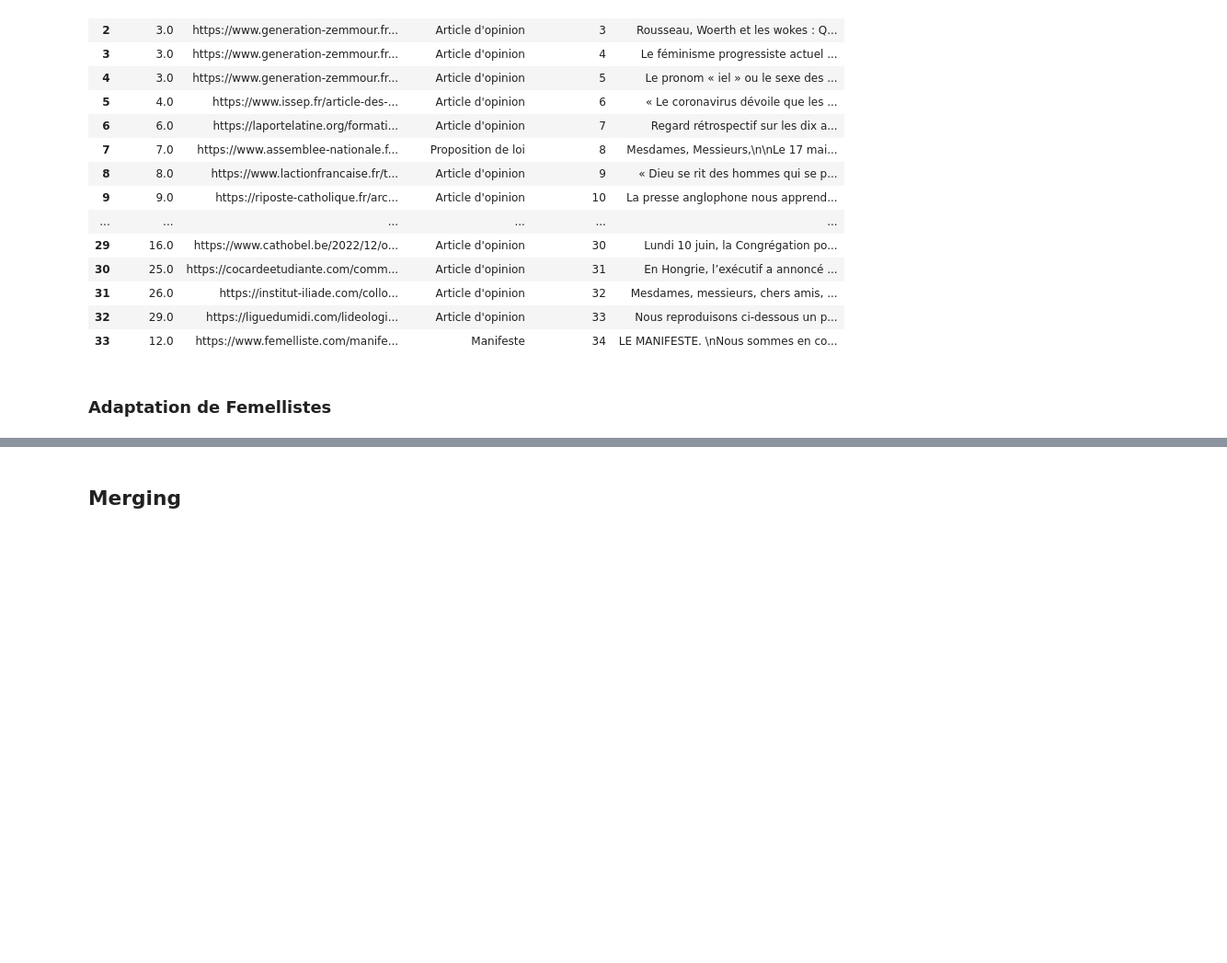
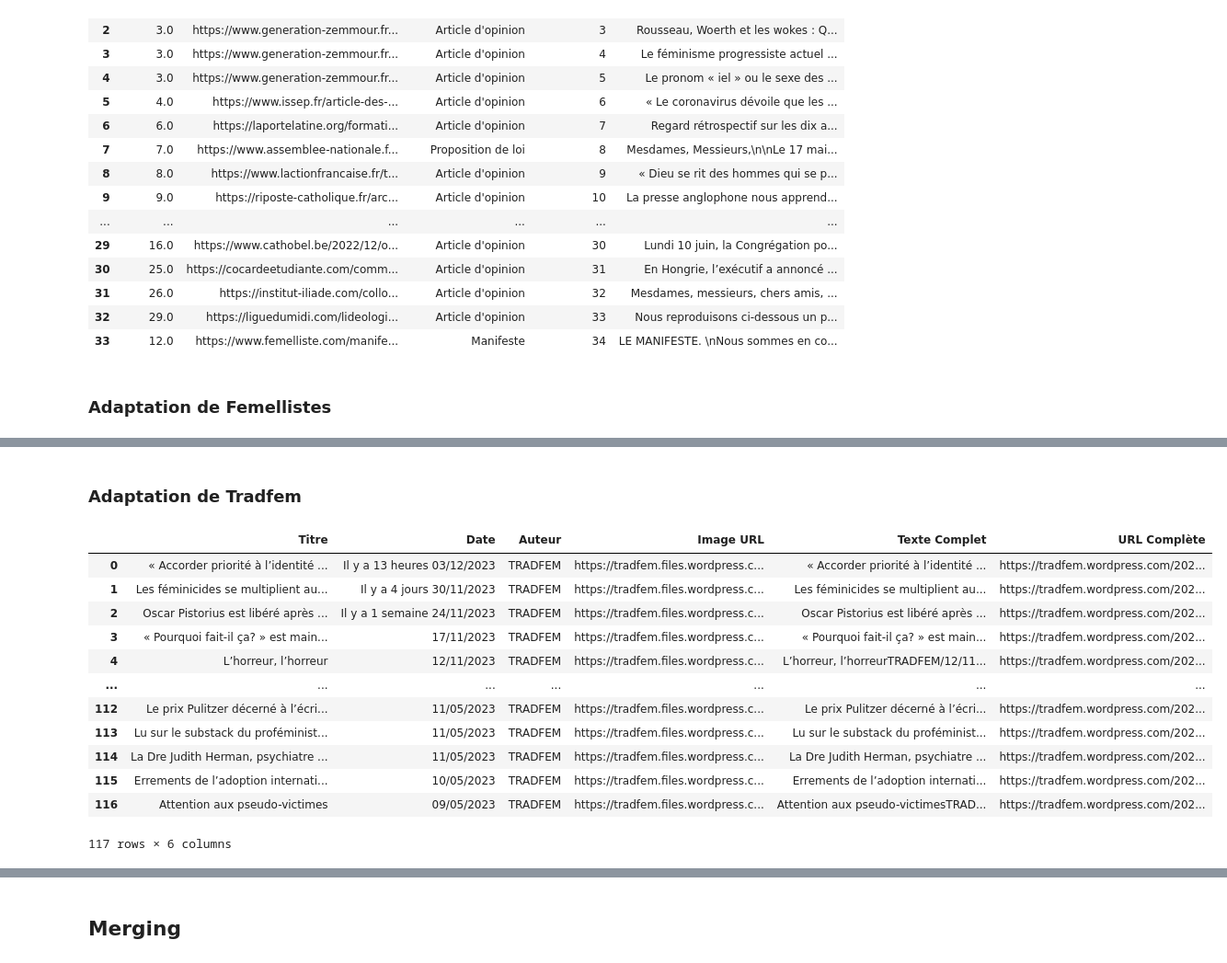
Before and after one commit to LeoMaurice/Conservative_mobilisation, a Jupyter notebook: src/Merging.ipynb, the cells around one changed output, grey strips where cells are left out. Shown at 92% size. Cells and saved outputs as stored; diff of their text form; code cells hidden in the pictures; blank space fills up the shorter version.

Commit message:
merging tradfem et exportation d'une pseudo base définitive

```diff
--- a/src/Merging.ipynb
+++ b/src/Merging.ipynb
@@ -113,3 +110,29 @@ femiste
 | 26 | Quelle est la différence entre ho... | Marguerite Stern | 09/10/2022 | Actuellement, une confusion règne... | Quelle est la différence entre ho... | https://www.femelliste.com/articl... | 12 |
 | 27 | Quelles sont les différences phys... | Marguerite Stern | 09/10/2022 | Chez l’être humain, le dimorphism... | Quelles sont les différences phys... | https://www.femelliste.com/articl... | 12 |
 | 28 | "Mme Élisabeth Borne, féministes,... | Dora Moutot & Marguerite Stern | 22/08/2022 | “Une campagne de communication du... | "Mme Élisabeth Borne, féministes,... | https://www.femelliste.com/articl... | 12 |
+# %% [markdown]
+### Adaptation de Tradfem
+# %%
+# Obtenez le chemin du répertoire parent du répertoire src
+base_dir = os.path.abspath(os.path.join(os.getcwd(), '..'))
+
+# Construisez le chemin complet vers votre fichier Excel
+fichier = os.path.join(base_dir, 'data', 'text', 'tradfem_articles.tsv')
+
+# Chargez le fichier Excel dans un DataFrame
+tradfem = pd.read_csv(fichier ,sep='\t', encoding='utf-8')
+tradfem
+# %% [output]
+|  | Titre | Date | Auteur | Image URL | Texte Complet | URL Complète |
+| 0 | « Accorder priorité à l’identité ... | Il y a 13 heures 03/12/2023 | TRADFEM | https://tradfem.files.wordpress.c... | « Accorder priorité à l’identité ... | https://tradfem.wordpress.com/202... |
+| 1 | Les féminicides se multiplient au... | Il y a 4 jours 30/11/2023 | TRADFEM | https://tradfem.files.wordpress.c... | Les féminicides se multiplient au... | https://tradfem.wordpress.com/202... |
+| 2 | Oscar Pistorius est libéré après ... | Il y a 1 semaine 24/11/2023 | TRADFEM | https://tradfem.files.wordpress.c... | Oscar Pistorius est libéré après ... | https://tradfem.wordpress.com/202... |
+| 3 | « Pourquoi fait-il ça? » est main... | 17/11/2023 | TRADFEM | https://tradfem.files.wordpress.c... | « Pourquoi fait-il ça? » est main... | https://tradfem.wordpress.com/202... |
+| 4 | L’horreur, l’horreur | 12/11/2023 | TRADFEM | https://tradfem.files.wordpress.c... | L’horreur, l’horreurTRADFEM/12/11... | https://tradfem.wordpress.com/202... |
+| ... | ... | ... | ... | ... | ... | ... |
+| 112 | Le prix Pulitzer décerné à l’écri... | 11/05/2023 | TRADFEM | https://tradfem.files.wordpress.c... | Le prix Pulitzer décerné à l’écri... | https://tradfem.wordpress.com/202... |
+| 113 | Lu sur le substack du proféminist... | 11/05/2023 | TRADFEM | https://tradfem.files.wordpress.c... | Lu sur le substack du proféminist... | https://tradfem.wordpress.com/202... |
+| 114 | La Dre Judith Herman, psychiatre ... | 11/05/2023 | TRADFEM | https://tradfem.files.wordpress.c... | La Dre Judith Herman, psychiatre ... | https://tradfem.wordpress.com/202... |
+| 115 | Errements de l’adoption internati... | 10/05/2023 | TRADFEM | https://tradfem.files.wordpress.c... | Errements de l’adoption internati... | https://tradfem.wordpress.com/202... |
+| 116 | Attention aux pseudo-victimes | 09/05/2023 | TRADFEM | https://tradfem.files.wordpress.c... | Attention aux pseudo-victimesTRAD... | https://tradfem.wordpress.com/202... |
+117 rows × 6 columns
```
Also changed, not shown: parts of 5 cells of this notebook, 1 other file.
